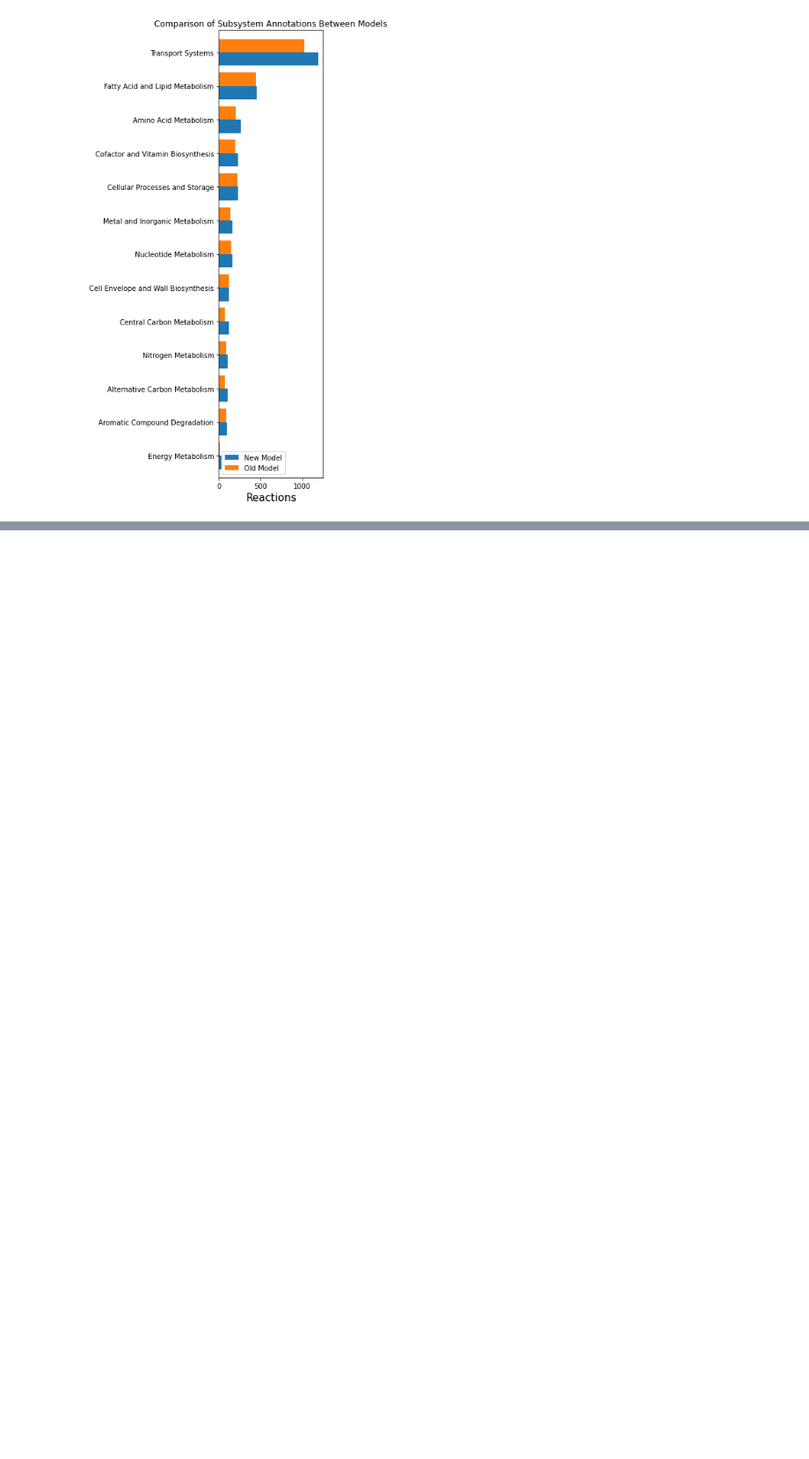
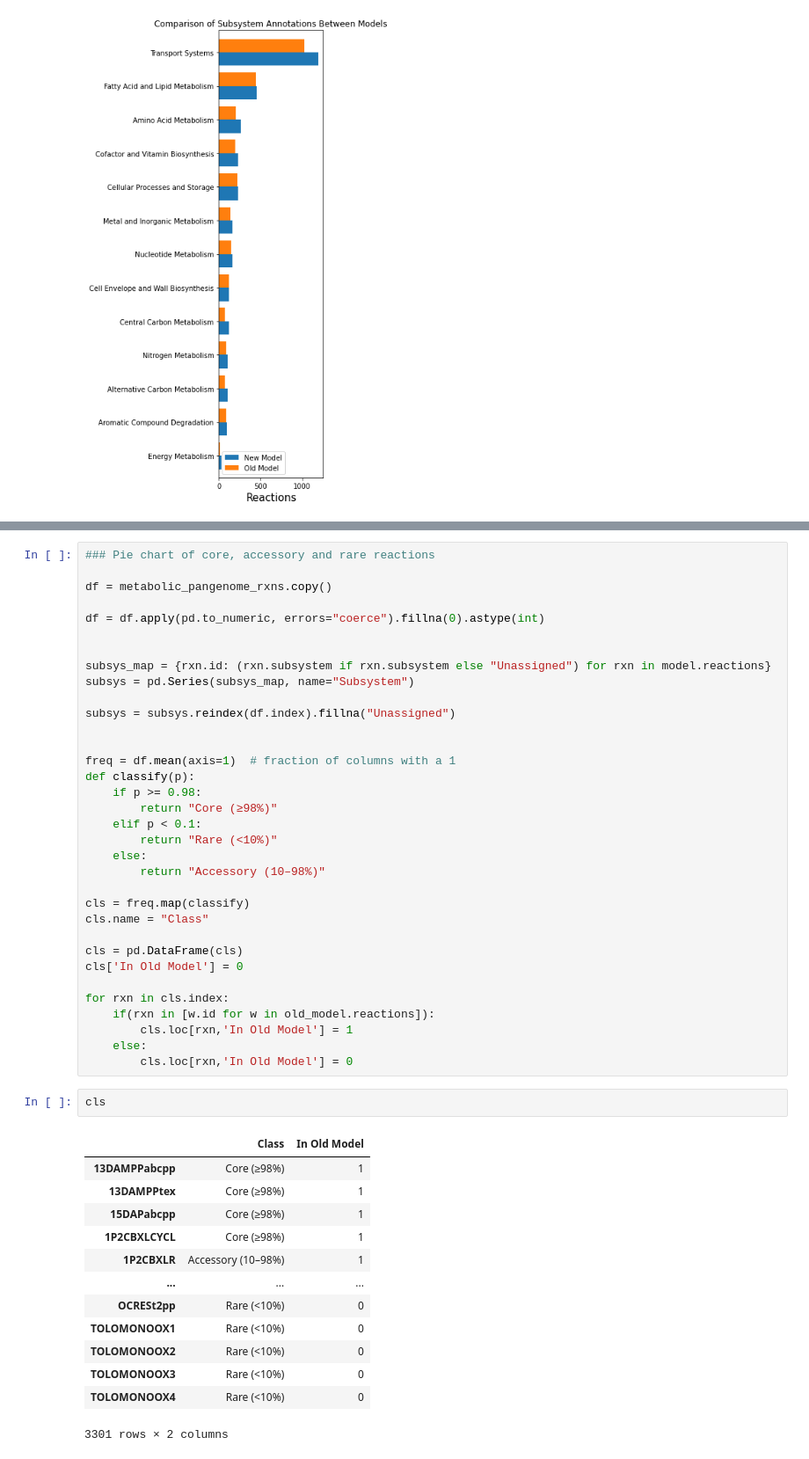
Before and after one commit to SBRG/Pseudomonas_putida_GEMs, a Jupyter notebook: subsystem_annotation.ipynb, the cells around one changed output, grey strips where cells are left out. Shown at 88% size. Saved outputs shown, nothing was run; the diff lists cells and outputs as text; blank space fills up the shorter version.

```diff
--- a/subsystem_annotation.ipynb
+++ b/subsystem_annotation.ipynb
@@ -292,0 +337,50 @@ plt.show()
+# %%
+### Pie chart of core, accessory and rare reactions
+
+df = metabolic_pangenome_rxns.copy()
+
+df = df.apply(pd.to_numeric, errors="coerce").fillna(0).astype(int)
+
+
+subsys_map = {rxn.id: (rxn.subsystem if rxn.subsystem else "Unassigned") for rxn in model.reactions}
+subsys = pd.Series(subsys_map, name="Subsystem")
+
+subsys = subsys.reindex(df.index).fillna("Unassigned")
+
+
+freq = df.mean(axis=1)  # fraction of columns with a 1
+def classify(p):
+    if p >= 0.98:
+        return "Core (≥98%)"
+    elif p < 0.1:
+        return "Rare (<10%)"
+    else:
+        return "Accessory (10–98%)"
+
+cls = freq.map(classify)
+cls.name = "Class"
+
+cls = pd.DataFrame(cls)
+cls['In Old Model'] = 0
+
+for rxn in cls.index:
+    if(rxn in [w.id for w in old_model.reactions]):
+        cls.loc[rxn,'In Old Model'] = 1
+    else:
+        cls.loc[rxn,'In Old Model'] = 0
+# %%
+cls
+# %% [output]
+|  | Class | In Old Model |
+| 13DAMPPabcpp | Core (≥98%) | 1 |
+| 13DAMPPtex | Core (≥98%) | 1 |
+| 15DAPabcpp | Core (≥98%) | 1 |
+| 1P2CBXLCYCL | Core (≥98%) | 1 |
+| 1P2CBXLR | Accessory (10–98%) | 1 |
+| ... | ... | ... |
+| OCRESt2pp | Rare (<10%) | 0 |
+| TOLOMONOOX1 | Rare (<10%) | 0 |
+| TOLOMONOOX2 | Rare (<10%) | 0 |
+| TOLOMONOOX3 | Rare (<10%) | 0 |
+| TOLOMONOOX4 | Rare (<10%) | 0 |
+3301 rows × 2 columns
```
Also changed, not shown: parts of 11 cells of this notebook, 46 other files.
